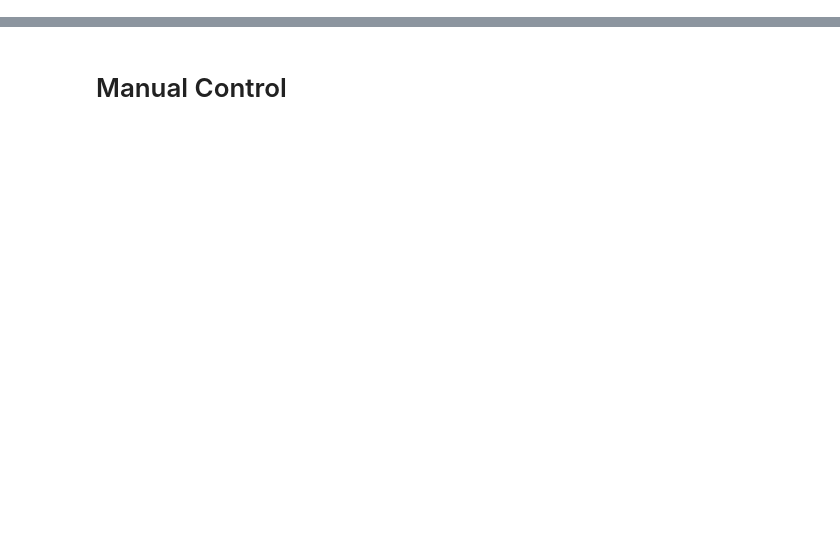
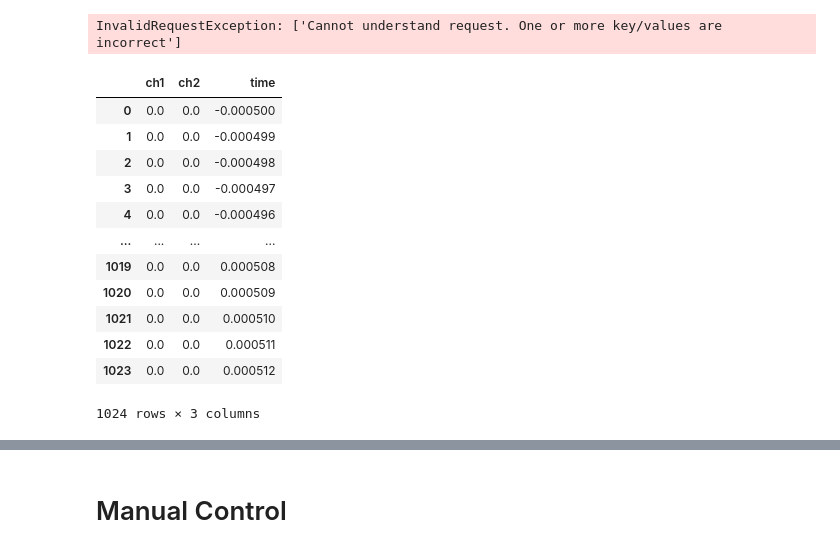
Before and after one commit to OrionSmedley/SagnacOperatingSys, a Jupyter notebook: MinimalSagnac/sagnacMultitool/playground1.ipynb, the cells around one changed output, grey strips where cells are left out. Drawn from its saved outputs; the diff is of its cells as text; code cells hidden in the pictures; blank space fills up the shorter version.

```diff
--- a/MinimalSagnac/sagnacMultitool/playground1.ipynb
+++ b/MinimalSagnac/sagnacMultitool/playground1.ipynb
@@ -0,0 +122,28 @@
+# %%
+import time
+from moku.instruments import MultiInstrument
+from moku.instruments import WaveformGenerator, LockInAmp
+
+m = MultiInstrument('[fe80::5871:e09a:a71e:c8cf%8]', platform_id=4,force_connect=True)
+wg = m.set_instrument(1, WaveformGenerator)
+har2 = m.set_instrument(2, LockInAmp)
+har1 = m.set_instrument(3, LockInAmp)
+sideband = m.set_instrument(4, LockInAmp)
+
+connections = [ # Inputs
+    dict(source="Input1", destination="Slot2InA"),
+    dict(source="Input1", destination="Slot3InA"),
+    dict(source="Slot3OutA", destination="Slot4InA"),
+    # signal Generation PLL
+    dict(source="Slot1OutA", destination="Slot2InB"),
+    dict(source="Slot1OutA", destination="Slot3InB"),
+    dict(source="Slot1OutB", destination="Slot4InB"),
+    # Outputs
+    dict(source="Slot1OutA", destination="Output1"),
+    dict(source="Slot1OutB", destination="Output2")
+    ]
+
+print(m.set_connections(connections=connections))
+
+m.set_frontend(1, coupling='AC', impedance='1MOhm', attenuation='-20dB')
+# m.set_frontend(2, coupling='AC', impedance='1MOhm',attenuation='-20dB')
@@ -0,0 +153,2 @@
+# %%
+har1.set_acquisition_mode()
@@ -0,0 +157,2 @@
+# %%
+har1.set_trigger()
@@ -0,0 +168,21 @@
+# %%
+har1.set_acquisition_mode("auto")
+# %% [output]
+InvalidRequestException: ['Cannot understand request. One or more key/values are incorrect']
+# %%
+import pandas as pd
+pd.DataFrame( har1.get_data() )
+# %% [output]
+|  | ch1 | ch2 | time |
+| 0 | 0.0 | 0.0 | -0.000500 |
+| 1 | 0.0 | 0.0 | -0.000499 |
+| 2 | 0.0 | 0.0 | -0.000498 |
+| 3 | 0.0 | 0.0 | -0.000497 |
+| 4 | 0.0 | 0.0 | -0.000496 |
+| ... | ... | ... | ... |
+| 1019 | 0.0 | 0.0 | 0.000508 |
+| 1020 | 0.0 | 0.0 | 0.000509 |
+| 1021 | 0.0 | 0.0 | 0.000510 |
+| 1022 | 0.0 | 0.0 | 0.000511 |
+| 1023 | 0.0 | 0.0 | 0.000512 |
+1024 rows × 3 columns
```
Also changed, not shown: parts of 52 cells of this notebook, 2 other files.
